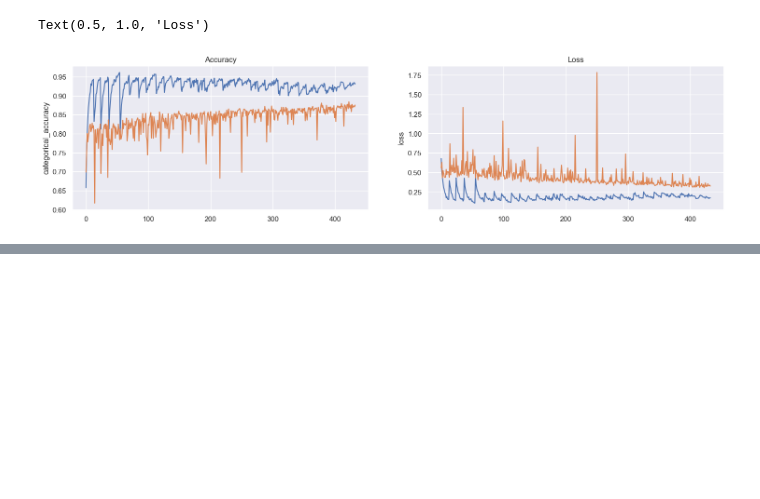
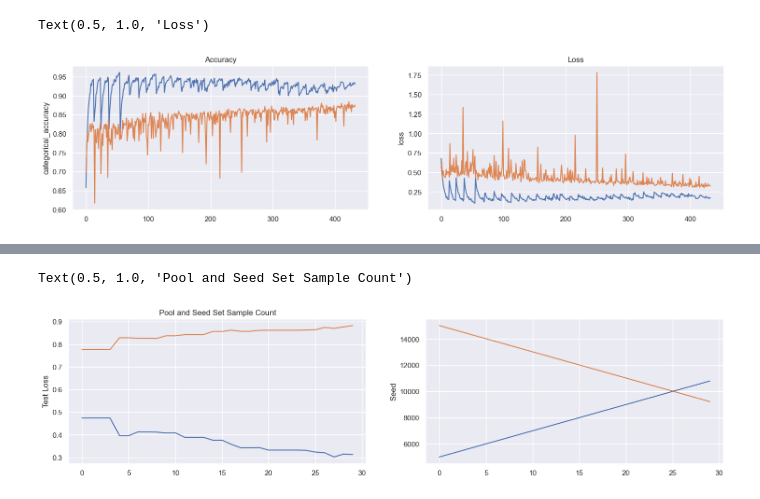
Before and after one commit to Arindam75/ActiveLearning, a Jupyter notebook: 03_Evaluation.ipynb, the cells around one changed output, grey strips where cells are left out. Cells and saved outputs as stored; diff of their text form; code cells hidden in the pictures; blank space fills up the shorter version.

Commit message:
Matplotlib Charts

```diff
--- a/03_Evaluation.ipynb
+++ b/03_Evaluation.ipynb
@@ -57,3 +57,6 @@ ax2[1].set_title('Loss')
 # %% [output]
 Text(0.5, 1.0, 'Loss')
 [figure]
+# %%
+df_trk = pd.read_csv('./logger/AL_tracking.csv')
+df_trk.head()
@@ -59,0 +70,15 @@ Text(0.5, 1.0, 'Loss')
+# %%
+x=np.arange(df_trk.shape[0])
+
+fig3, ax3 = plt.subplots(1,2,figsize=(18, 4))
+
+sns.lineplot(x=x, y=df_trk['Test Loss'], data=df_trk, ax = ax3[0])
+sns.lineplot(x=x, y=df_trk['Test Accuracy'], data=df_trk, ax = ax3[0])
+ax3[0].set_title('Test Set Accuracy After Each Re-trainig')
+
+sns.lineplot(x=x, y=df_trk['Seed'], data=df_trk, ax = ax3[1])
+sns.lineplot(x=x, y=df_trk['Pool'], data=df_trk, ax = ax3[1])
+ax3[0].set_title('Pool and Seed Set Sample Count')
+# %% [output]
+Text(0.5, 1.0, 'Pool and Seed Set Sample Count')
+[figure, added]
```
Also changed, not shown: parts of 1 cell of this notebook.
